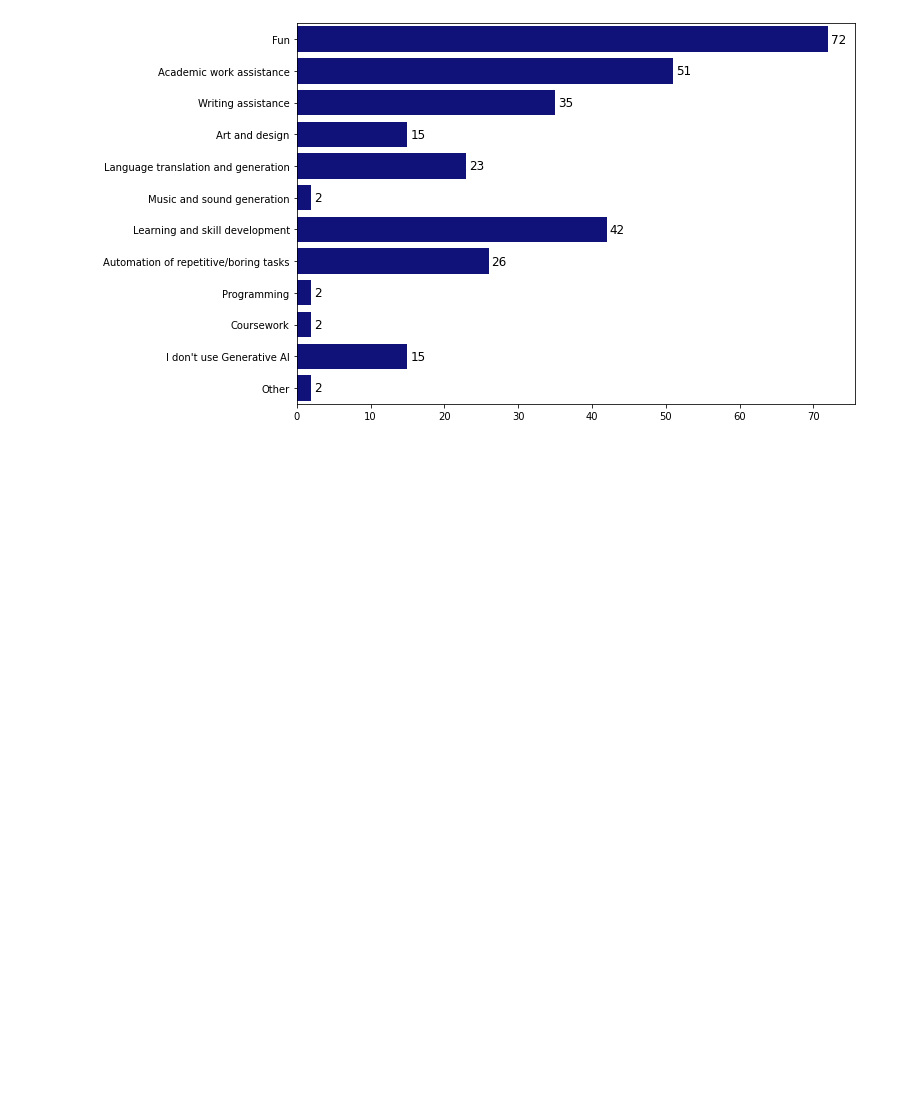
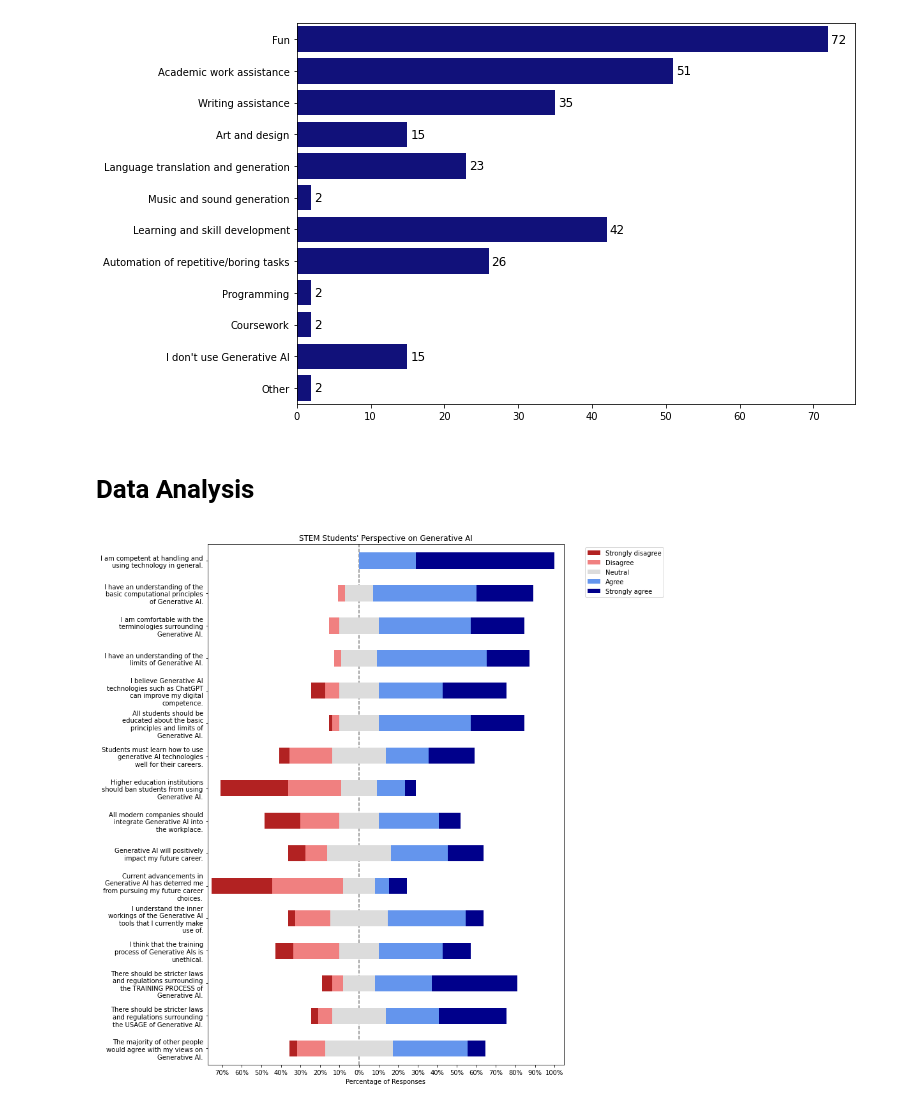
Before and after one commit to menamerai/ml-git-notebooks, a Jupyter notebook: Research/genai-visualize.ipynb, the cells around one changed output. Cells and saved outputs as stored; diff of their text form; code cells hidden in the pictures; blank space fills up the shorter version.

Commit message:
added major breakdown charts

```diff
--- a/Research/genai-visualize.ipynb
+++ b/Research/genai-visualize.ipynb
@@ -261,3 +261,18 @@ ax.bar_label(ax.containers[0], label_type="edge", padding=3, fontsize=12)
 plt.show()
 # %% [output]
 [figure]
+# %% [markdown]
+# Data Analysis
+# %%
+# We'll do analysis and visualization on the population of different majors
+stem_df = raw_data[raw_data["major_cat"] == "Science, Technology, Engineering and Math (STEM)"]
+arthum_df = raw_data[raw_data["major_cat"] == "Arts and Humanities"]
+bus_df = raw_data[raw_data["major_cat"] == "Business"]
+socsci_df = raw_data[raw_data["major_cat"] == "Social Sciences"]
+# %%
+stem_perspect_df = stem_df[groups["perspective"]]
+plot_likert.plot_likert(stem_perspect_df, pers_scale, plot_percentage=True, figsize=(10, 15))
+plt.title("STEM Students' Perspective on Generative AI")
+plt.show()
+# %% [output]
+[figure, added]
```
Also changed, not shown: parts of 25 cells of this notebook.
